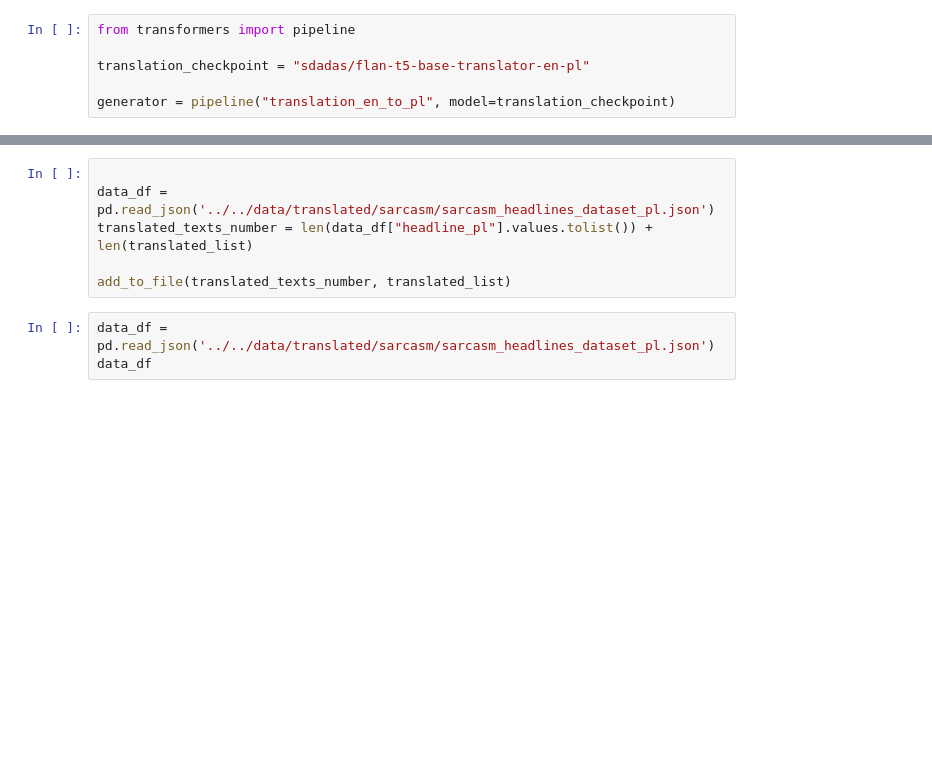
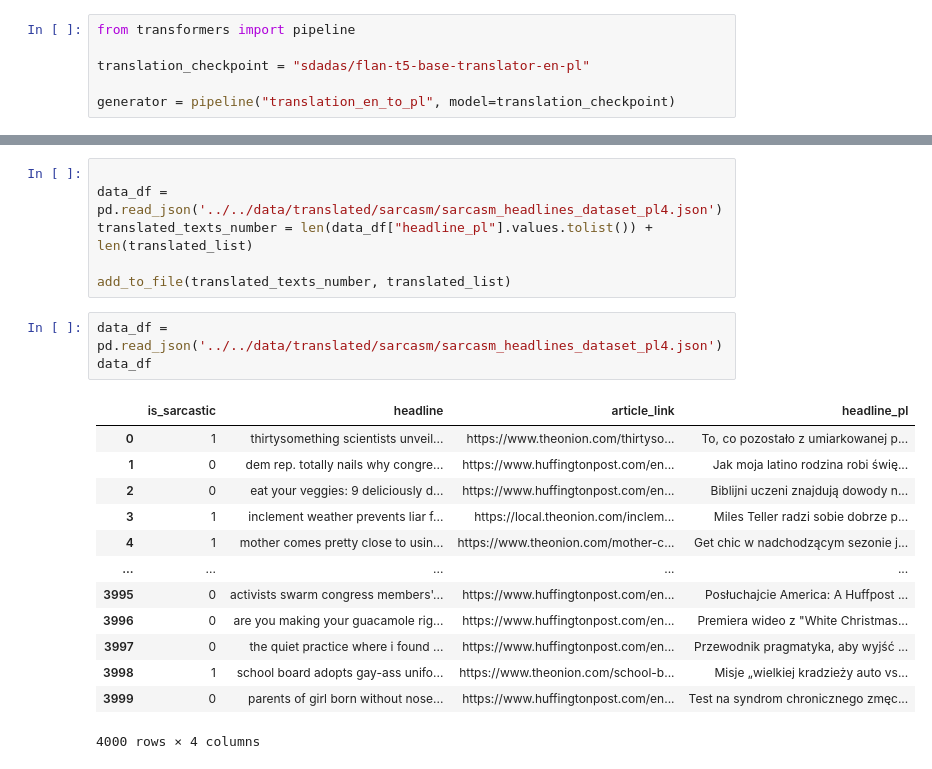
Before and after one commit to arsemi337/nlp-models, a Jupyter notebook: notebooks/sarcasm/sarcasm_dataset_translation.ipynb, the cells around one changed output, grey strips where cells are left out. Cells and saved outputs as stored; diff of their text form; blank space fills up the shorter version.

Commit message:
sarcasm dataset got translated

```diff
--- a/notebooks/sarcasm/sarcasm_dataset_translation.ipynb
+++ b/notebooks/sarcasm/sarcasm_dataset_translation.ipynb
@@ -51,9 +97,23 @@ translated_list[:5]
 # %%
 
-data_df = pd.read_json('../../data/translated/sarcasm/sarcasm_headlines_dataset_pl.json')
+data_df = pd.read_json('../../data/translated/sarcasm/sarcasm_headlines_dataset_pl4.json')
 translated_texts_number = len(data_df["headline_pl"].values.tolist()) + len(translated_list)
 
 add_to_file(translated_texts_number, translated_list)
 # %%
-data_df = pd.read_json('../../data/translated/sarcasm/sarcasm_headlines_dataset_pl.json')
+data_df = pd.read_json('../../data/translated/sarcasm/sarcasm_headlines_dataset_pl4.json')
 data_df
+# %% [output]
+|  | is_sarcastic | headline | article_link | headline_pl |
+| 0 | 1 | thirtysomething scientists unveil... | https://www.theonion.com/thirtyso... | To, co pozostało z umiarkowanej p... |
+| 1 | 0 | dem rep. totally nails why congre... | https://www.huffingtonpost.com/en... | Jak moja latino rodzina robi świę... |
+| 2 | 0 | eat your veggies: 9 deliciously d... | https://www.huffingtonpost.com/en... | Biblijni uczeni znajdują dowody n... |
+| 3 | 1 | inclement weather prevents liar f... | https://local.theonion.com/inclem... | Miles Teller radzi sobie dobrze p... |
+| 4 | 1 | mother comes pretty close to usin... | https://www.theonion.com/mother-c... | Get chic w nadchodzącym sezonie j... |
+| ... | ... | ... | ... | ... |
+| 3995 | 0 | activists swarm congress members'... | https://www.huffingtonpost.com/en... | Posłuchajcie America: A Huffpost ... |
+| 3996 | 0 | are you making your guacamole rig... | https://www.huffingtonpost.com/en... | Premiera wideo z "White Christmas... |
+| 3997 | 0 | the quiet practice where i found ... | https://www.huffingtonpost.com/en... | Przewodnik pragmatyka, aby wyjść ... |
+| 3998 | 1 | school board adopts gay-ass unifo... | https://www.theonion.com/school-b... | Misje „wielkiej kradzieży auto vs... |
+| 3999 | 0 | parents of girl born without nose... | https://www.huffingtonpost.com/en... | Test na syndrom chronicznego zmęc... |
+4000 rows × 4 columns
```
Also changed, not shown: parts of 7 cells of this notebook, 16 other files.
